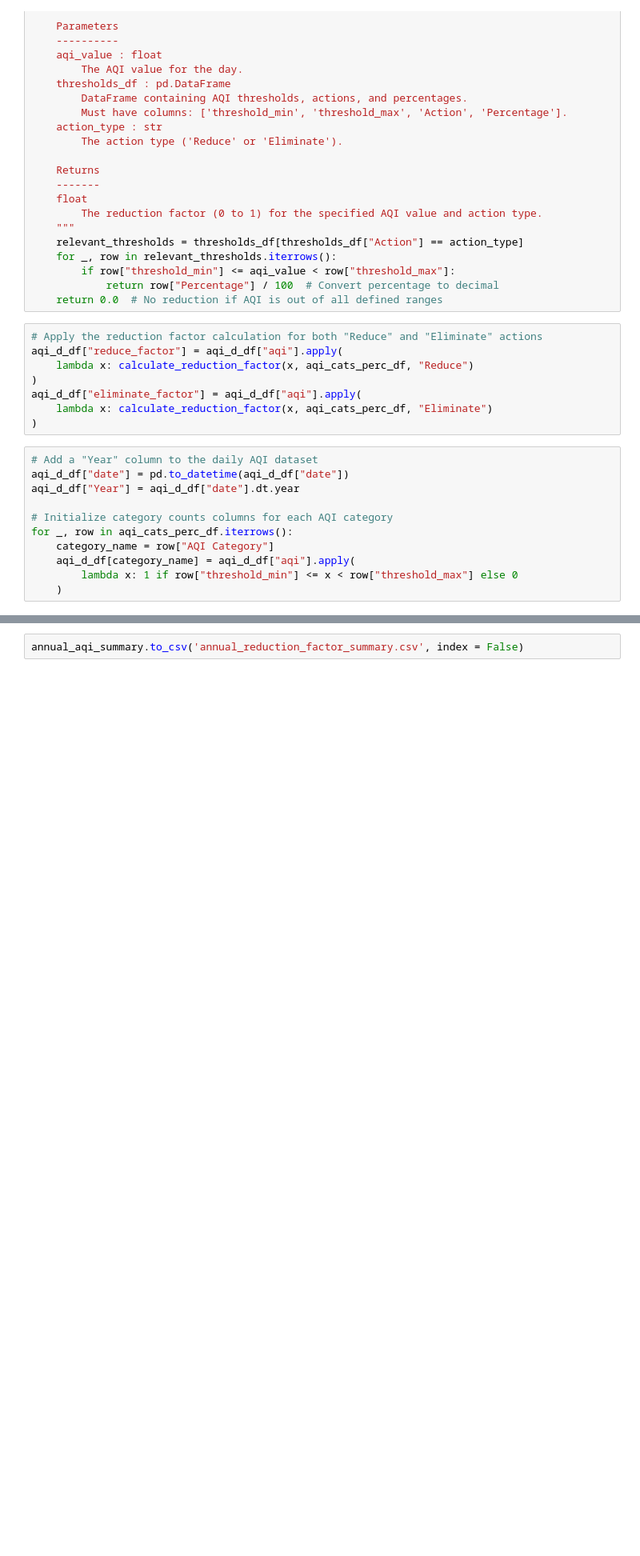
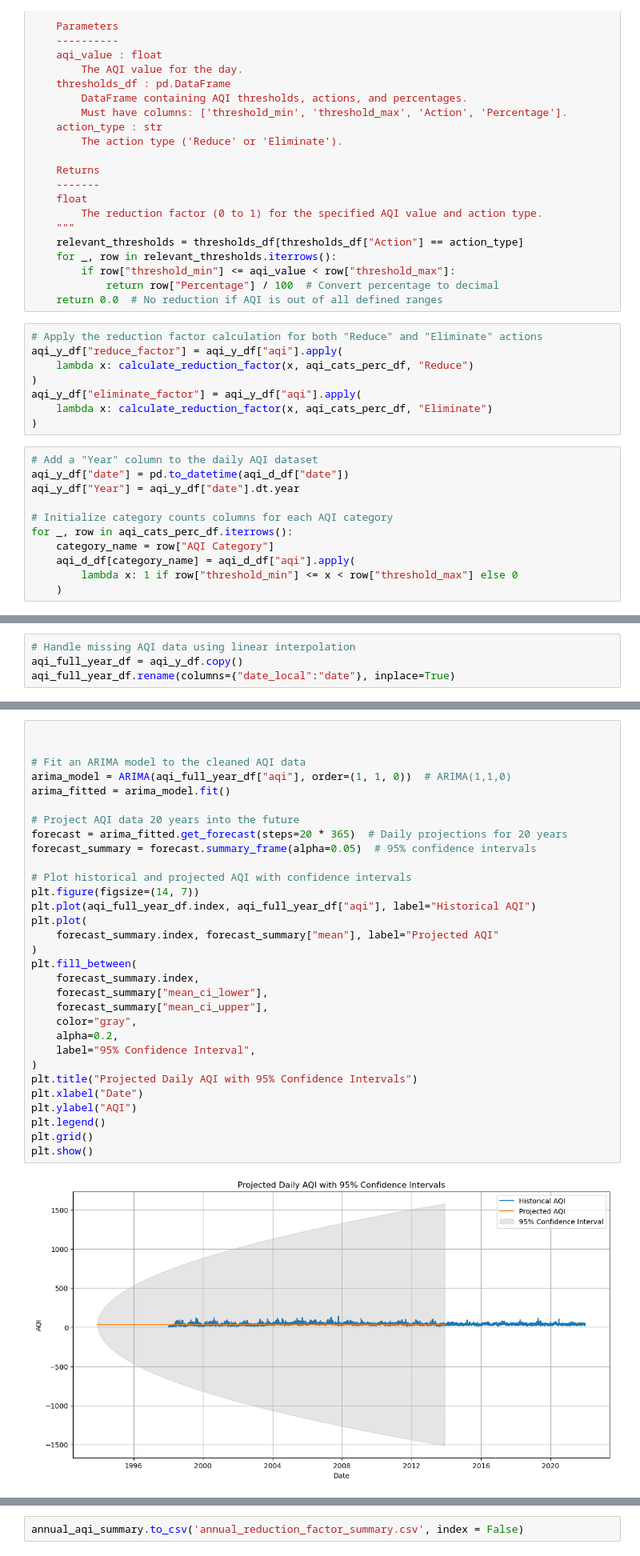
Before and after one commit to DowntonCrabby/Data512, a Jupyter notebook: Course Project/Data Analysis and Modeling/Model Extension.ipynb, the cells around one changed output, grey strips where cells are left out. Shown at 80% size. Saved outputs shown, nothing was run; the diff lists cells and outputs as text; blank space fills up the shorter version.

Commit message:
full year aqi readings

```diff
--- a/Course Project/Data Analysis and Modeling/Model Extension.ipynb
+++ b/Course Project/Data Analysis and Modeling/Model Extension.ipynb
@@ -68,16 +77,16 @@ def calculate_reduction_factor(aqi_value: float,
     return 0.0  # No reduction if AQI is out of all defined ranges
 # %%
 # Apply the reduction factor calculation for both "Reduce" and "Eliminate" actions
-aqi_d_df["reduce_factor"] = aqi_d_df["aqi"].apply(
+aqi_y_df["reduce_factor"] = aqi_y_df["aqi"].apply(
     lambda x: calculate_reduction_factor(x, aqi_cats_perc_df, "Reduce")
 )
-aqi_d_df["eliminate_factor"] = aqi_d_df["aqi"].apply(
+aqi_y_df["eliminate_factor"] = aqi_y_df["aqi"].apply(
     lambda x: calculate_reduction_factor(x, aqi_cats_perc_df, "Eliminate")
 )
 # %%
 # Add a "Year" column to the daily AQI dataset
-aqi_d_df["date"] = pd.to_datetime(aqi_d_df["date"])
-aqi_d_df["Year"] = aqi_d_df["date"].dt.year
+aqi_y_df["date"] = pd.to_datetime(aqi_d_df["date"])
+aqi_y_df["Year"] = aqi_y_df["date"].dt.year
 
 # Initialize category counts columns for each AQI category
 for _, row in aqi_cats_perc_df.iterrows():
@@ -98,0 +145,4 @@ annual_aqi_summary["Total Days"] = aqi_d_df.groupby("Year")["date"].count().valu
+# %%
+# Handle missing AQI data using linear interpolation
+aqi_full_year_df = aqi_y_df.copy()
+aqi_full_year_df.rename(columns={"date_local":"date"}, inplace=True)
@@ -98,0 +225,33 @@ annual_aqi_summary["Total Days"] = aqi_d_df.groupby("Year")["date"].count().valu
+# %%
+
+
+# Fit an ARIMA model to the cleaned AQI data
+arima_model = ARIMA(aqi_full_year_df["aqi"], order=(1, 1, 0))  # ARIMA(1,1,0)
+arima_fitted = arima_model.fit()
+
+# Project AQI data 20 years into the future
+forecast = arima_fitted.get_forecast(steps=20 * 365)  # Daily projections for 20 years
+forecast_summary = forecast.summary_frame(alpha=0.05)  # 95% confidence intervals
+
+# Plot historical and projected AQI with confidence intervals
+plt.figure(figsize=(14, 7))
+plt.plot(aqi_full_year_df.index, aqi_full_year_df["aqi"], label="Historical AQI")
+plt.plot(
+    forecast_summary.index, forecast_summary["mean"], label="Projected AQI"
+)
+plt.fill_between(
+    forecast_summary.index,
+    forecast_summary["mean_ci_lower"],
+    forecast_summary["mean_ci_upper"],
+    color="gray",
+    alpha=0.2,
+    label="95% Confidence Interval",
+)
+plt.title("Projected Daily AQI with 95% Confidence Intervals")
+plt.xlabel("Date")
+plt.ylabel("AQI")
+plt.legend()
+plt.grid()
+plt.show()
+# %% [output]
+[figure, added]
```
Also changed, not shown: parts of 14 cells of this notebook, 5 other files.
